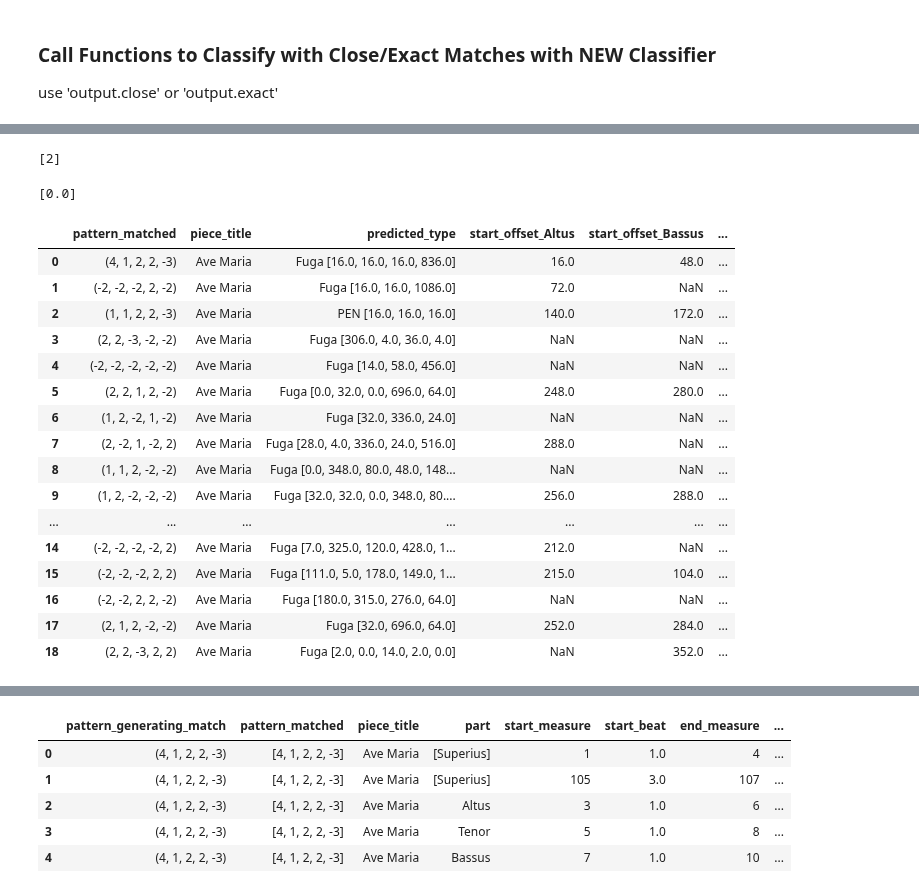
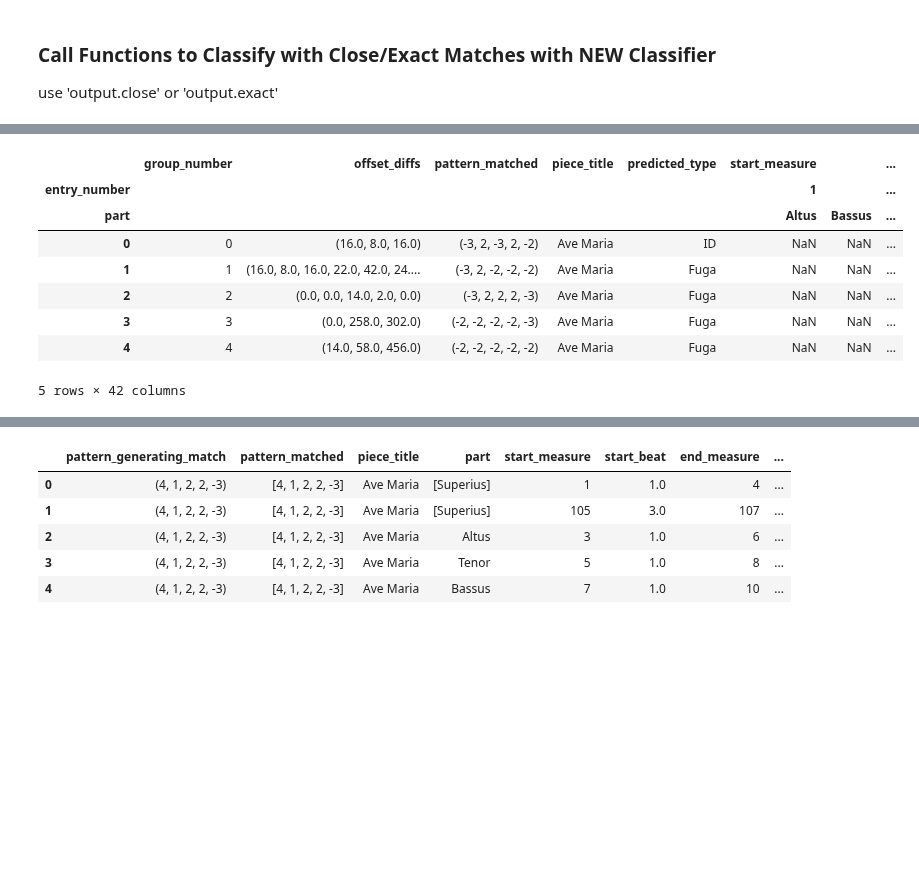
Before and after one commit to RichardFreedman/CRIM-notebooks, a Jupyter notebook: CRIM/CRIM_intervals_nb_1_8_21_dev.ipynb, the cells around one changed output, grey strips where cells are left out. Cells and saved outputs as stored; diff of their text form; code cells hidden in the pictures; blank space fills up the shorter version.

```diff
--- a/CRIM/CRIM_intervals_nb_1_8_21_dev.ipynb
+++ b/CRIM/CRIM_intervals_nb_1_8_21_dev.ipynb
@@ -104,6 +104,9 @@ exact_matches = find_exact_matches(patterns, 3)
 output_exact = export_pandas(exact_matches)
 pd.DataFrame(output_exact).head()
 output_exact["pattern_generating_match"] = output_exact["pattern_generating_match"].apply(tuple)
+output_exact["sum_durs"] = output_exact["note_durations"].apply(sum)
+output_exact.head()
+
 
 results = pd.DataFrame(output_exact)
 results["pattern_generating_match"] = results["pattern_generating_match"].apply(tuple)
@@ -648,7 +605,7 @@ use 'output.close' or 'output.exact'
 
 classified_2 = output_exact.applymap(lists_to_tuples_a).sort_values("start_offset").groupby("pattern_matched").apply(predict_type_a)
 classified_2["group_number"] = classified_2.groupby('pattern_generating_match').ngroup()
-classified_2 = classified_2[["piece_title", "group_number", "pattern_generating_match", "pattern_matched", "part", "start_measure", "start_beat", "start_offset", "entry_number", "offset_diffs", "predicted_type"]]
+classified_2 = classified_2[["piece_title", "group_number", "pattern_generating_match", "pattern_matched", "part", "start_measure", "start_beat", "start_offset", "entry_number", "sum_durs", "offset_diffs", "predicted_type"]]
 
 classified_2 = classified_2.sort_values(["group_number", "entry_number"])
 classified_2
@@ -669,8 +626,14 @@ classified_2
 # %%
 classified_2.to_csv("ave_classified.csv")
 # %%
-# classified_2_pivot = classified_2.pivot_table(index=["piece_title", "group_number", "pattern_matched", "predicted_type"],
-#             columns=["part"],
-#             values=["start_offset"],
-#             )
-# # classified_2_pivot
+
+classified_2["offset_diffs"] = classified_2["offset_diffs"].apply(tuple)
+classified_2_pivot = classified_2.pivot_table(index=["piece_title", "group_number", "pattern_matched", "predicted_type", "offset_diffs"],
+            columns=["entry_number", "part"],
+            values=["start_measure","sum_durs"],
+            )
+
+# classified_2_pivot.columns = [f"{a}_{b}" for a, b in classified_2_pivot.columns]
+classified_2_pivot = classified_2_pivot.reset_index()
+
+classified_2_pivot.head()
@@ -677,15 +649,0 @@ classified_2.to_csv("ave_classified.csv")
-# %%
-# classified_2_pivot = classified_2.pivot_table(index=["piece_title", "group_number", "pattern_matched", "predicted_type"],
-#             columns=["entry_number"],
-#             values=["start_offset"],
-#             )
-classified_2["offset_diffs"] = classified_2["offset_diffs"].apply(tuple)
-classified_2_pivot = classified_2.pivot_table(index=["piece_title", "group_number", "pattern_matched", "predicted_type", "offset_diffs"],
-            columns=["entry_number", "part"],
-            values=["start_measure"],
-            )
-
-# classified_2_pivot.columns = [f"{a}_{b}" for a, b in classified_2_pivot.columns]
-classified_2_pivot = classified_2_pivot.reset_index()
-
-classified_2_pivot.head(50)
@@ -713,39 +650,18 @@ classified_2_pivot.head(50)
-# %%
-# idea for finding index in group based on value of offset-diffs
-
-group = ['']
-lst = [111.0, 5.0, 0.0, 149.0, 165.0, 384.0, 66.0]
-ind_list = [i for i, value in enumerate(lst) if value == 0]
-ind_list
-# %% [output]
-[2]
-# %%
-sel_items = [lst[value] for value in ind_list]
-sel_items
-# %% [output]
-[0.0]
 # %%
 # to sort columns, you could determine these via a Metadata Table
 # extract list of the columns: 'wide_df.columns'.  Then sort them on the basis of some metadata for each piece
-wide_df[sorted(wide_df.columns)]
+# this is an alphabetical sort of col names, but we could specify voice order
+classified_2_pivot[sorted(classified_2_pivot.columns)].head()
 # %% [output]
-|  | pattern_matched | piece_title | predicted_type | start_offset_Altus | start_offset_Bassus | ... |
-| 0 | (4, 1, 2, 2, -3) | Ave Maria | Fuga [16.0, 16.0, 16.0, 836.0] | 16.0 | 48.0 | ... |
-| 1 | (-2, -2, -2, 2, -2) | Ave Maria | Fuga [16.0, 16.0, 1086.0] | 72.0 | NaN | ... |
-| 2 | (1, 1, 2, 2, -3) | Ave Maria | PEN [16.0, 16.0, 16.0] | 140.0 | 172.0 | ... |
-| 3 | (2, 2, -3, -2, -2) | Ave Maria | Fuga [306.0, 4.0, 36.0, 4.0] | NaN | NaN | ... |
-| 4 | (-2, -2, -2, -2, -2) | Ave Maria | Fuga [14.0, 58.0, 456.0] | NaN | NaN | ... |
-| 5 | (2, 2, 1, 2, -2) | Ave Maria | Fuga [0.0, 32.0, 0.0, 696.0, 64.0] | 248.0 | 280.0 | ... |
-| 6 | (1, 2, -2, 1, -2) | Ave Maria | Fuga [32.0, 336.0, 24.0] | NaN | NaN | ... |
-| 7 | (2, -2, 1, -2, 2) | Ave Maria | Fuga [28.0, 4.0, 336.0, 24.0, 516.0] | 288.0 | NaN | ... |
-| 8 | (1, 1, 2, -2, -2) | Ave Maria | Fuga [0.0, 348.0, 80.0, 48.0, 148... | NaN | NaN | ... |
-| 9 | (1, 2, -2, -2, -2) | Ave Maria | Fuga [32.0, 32.0, 0.0, 348.0, 80.... | 256.0 | 288.0 | ... |
-| ... | ... | ... | ... | ... | ... | ... |
-| 14 | (-2, -2, -2, -2, 2) | Ave Maria | Fuga [7.0, 325.0, 120.0, 428.0, 1... | 212.0 | NaN | ... |
-| 15 | (-2, -2, -2, 2, 2) | Ave Maria | Fuga [111.0, 5.0, 178.0, 149.0, 1... | 215.0 | 104.0 | ... |
-| 16 | (-2, -2, 2, 2, -2) | Ave Maria | Fuga [180.0, 315.0, 276.0, 64.0] | NaN | NaN | ... |
-| 17 | (2, 1, 2, -2, -2) | Ave Maria | Fuga [32.0, 696.0, 64.0] | 252.0 | 284.0 | ... |
-| 18 | (2, 2, -3, 2, 2) | Ave Maria | Fuga [2.0, 0.0, 14.0, 2.0, 0.0] | NaN | 352.0 | ... |
+|  | group_number | offset_diffs | pattern_matched | piece_title | predicted_type | start_measure |  | ... |
+| entry_number |  |  |  |  |  | 1 |  | ... |
+| part |  |  |  |  |  | Altus | Bassus | ... |
+| 0 | 0 | (16.0, 8.0, 16.0) | (-3, 2, -3, 2, -2) | Ave Maria | ID | NaN | NaN | ... |
+| 1 | 1 | (16.0, 8.0, 16.0, 22.0, 42.0, 24.... | (-3, 2, -2, -2, -2) | Ave Maria | Fuga | NaN | NaN | ... |
+| 2 | 2 | (0.0, 0.0, 14.0, 2.0, 0.0) | (-3, 2, 2, 2, -3) | Ave Maria | Fuga | NaN | NaN | ... |
+| 3 | 3 | (0.0, 258.0, 302.0) | (-2, -2, -2, -2, -3) | Ave Maria | Fuga | NaN | NaN | ... |
+| 4 | 4 | (14.0, 58.0, 456.0) | (-2, -2, -2, -2, -2) | Ave Maria | Fuga | NaN | NaN | ... |
+5 rows × 42 columns
 # %% [markdown]
 # Durational Ratios
 
```
Also changed, not shown: parts of 58 cells of this notebook, 5 other files.
